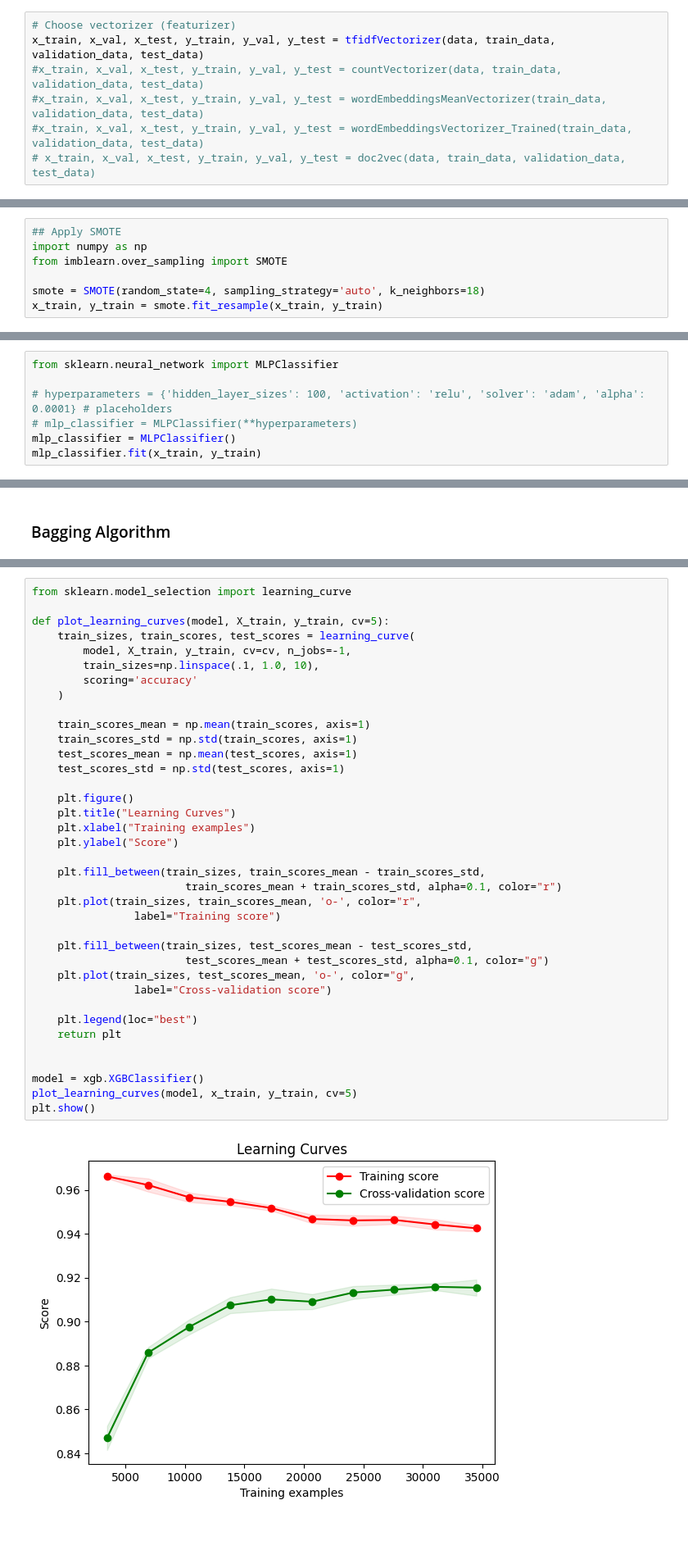
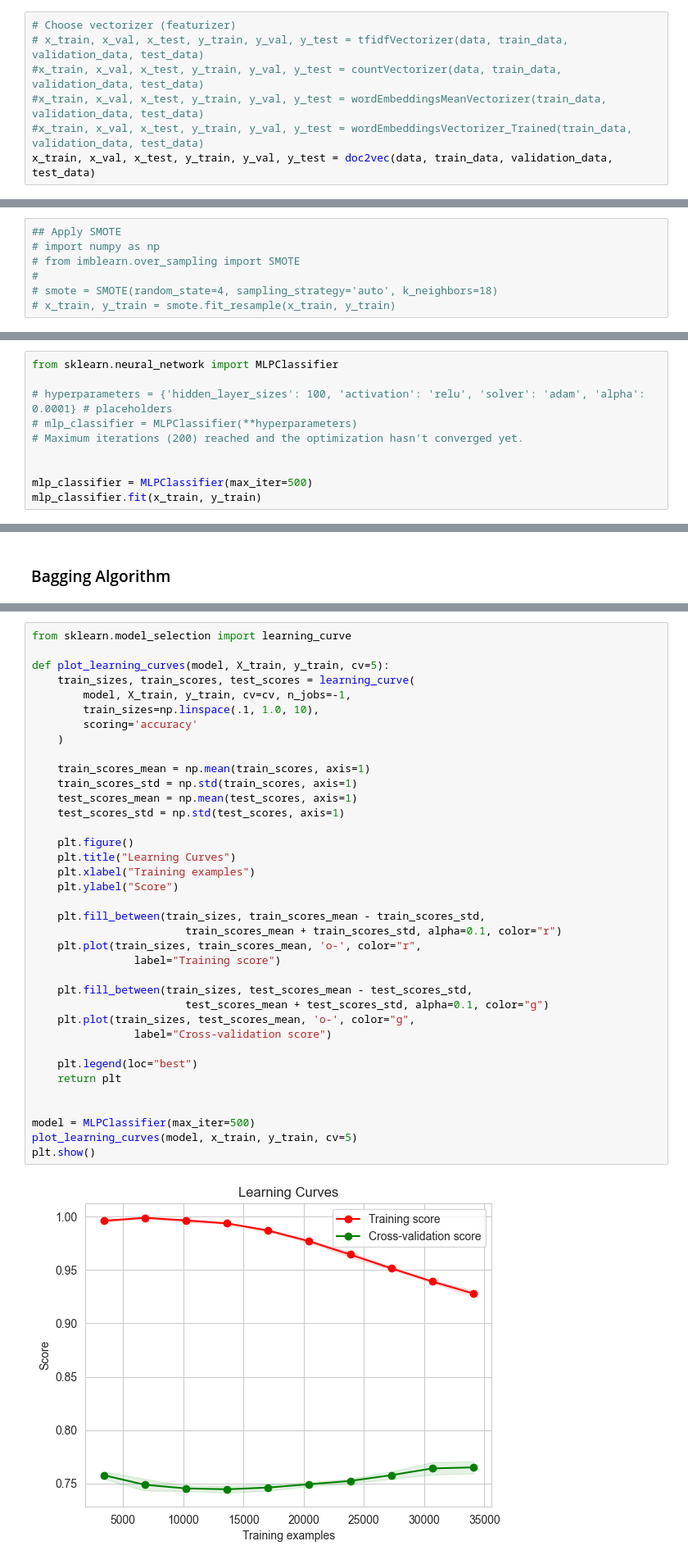
Before and after one commit to yoxerao/PLN, a Jupyter notebook: Emotion_Class_Model - tfidf ran.ipynb, the cells around one changed output, grey strips where cells are left out. Shown at 82% size. Drawn from its saved outputs; the diff is of its cells as text; blank space fills up the shorter version.

```diff
--- a/Emotion_Class_Model - tfidf ran.ipynb
+++ b/Emotion_Class_Model - tfidf ran.ipynb
@@ -533,8 +532,8 @@ def lexiconVectorizer(train_data, validation_data, test_data):
 ### Choosing algorithm
 # %%
 # Choose vectorizer (featurizer)
-x_train, x_val, x_test, y_train, y_val, y_test = tfidfVectorizer(data, train_data, validation_data, test_data)
+# x_train, x_val, x_test, y_train, y_val, y_test = tfidfVectorizer(data, train_data, validation_data, test_data)
 #x_train, x_val, x_test, y_train, y_val, y_test = countVectorizer(data, train_data, validation_data, test_data)
 #x_train, x_val, x_test, y_train, y_val, y_test = wordEmbeddingsMeanVectorizer(train_data, validation_data, test_data)
 #x_train, x_val, x_test, y_train, y_val, y_test = wordEmbeddingsVectorizer_Trained(train_data, validation_data, test_data)
-# x_train, x_val, x_test, y_train, y_val, y_test = doc2vec(data, train_data, validation_data, test_data)
+x_train, x_val, x_test, y_train, y_val, y_test = doc2vec(data, train_data, validation_data, test_data)
@@ -579,11 +590,11 @@ print(x_train[:3])
 ### Apply SMOTE
 # %%
 ## Apply SMOTE
-import numpy as np
-from imblearn.over_sampling import SMOTE
-
-smote = SMOTE(random_state=4, sampling_strategy='auto', k_neighbors=18)
-x_train, y_train = smote.fit_resample(x_train, y_train)
+# import numpy as np
+# from imblearn.over_sampling import SMOTE
+#
+# smote = SMOTE(random_state=4, sampling_strategy='auto', k_neighbors=18)
+# x_train, y_train = smote.fit_resample(x_train, y_train)
 # %% [markdown]
 #### Hypertunning number of features (using PCA) for each model
 # %%
@@ -1408,6 +1319,9 @@ from sklearn.neural_network import MLPClassifier
 
 # hyperparameters = {'hidden_layer_sizes': 100, 'activation': 'relu', 'solver': 'adam', 'alpha': 0.0001} # placeholders
 # mlp_classifier = MLPClassifier(**hyperparameters)
-mlp_classifier = MLPClassifier()
+# Maximum iterations (200) reached and the optimization hasn't converged yet.
+
+
+mlp_classifier = MLPClassifier(max_iter=500)
 mlp_classifier.fit(x_train, y_train)
 # %% [output]
@@ -1499,35 +1416,35 @@ def plot_learning_curves(model, X_train, y_train, cv=5):
         scoring='accuracy'
     )
 
     train_scores_mean = np.mean(train_scores, axis=1)
     train_scores_std = np.std(train_scores, axis=1)
     test_scores_mean = np.mean(test_scores, axis=1)
     test_scores_std = np.std(test_scores, axis=1)
 
     plt.figure()
     plt.title("Learning Curves")
     plt.xlabel("Training examples")
     plt.ylabel("Score")
 
     plt.fill_between(train_sizes, train_scores_mean - train_scores_std,
                         train_scores_mean + train_scores_std, alpha=0.1, color="r")
     plt.plot(train_sizes, train_scores_mean, 'o-', color="r",
                 label="Training score")
 
     plt.fill_between(train_sizes, test_scores_mean - test_scores_std,
                         test_scores_mean + test_scores_std, alpha=0.1, color="g")
     plt.plot(train_sizes, test_scores_mean, 'o-', color="g",
                 label="Cross-validation score")
 
     plt.legend(loc="best")
     return plt
 
 
-model = xgb.XGBClassifier()
+model = MLPClassifier(max_iter=500)
 plot_learning_curves(model, x_train, y_train, cv=5)
 plt.show()
 # %% [output]
-[figure, old version]
+[figure, new version]
 # %% [markdown]
 # 5. Model Evaluation
 # %%
```
Also changed, not shown: parts of 42 cells of this notebook.
